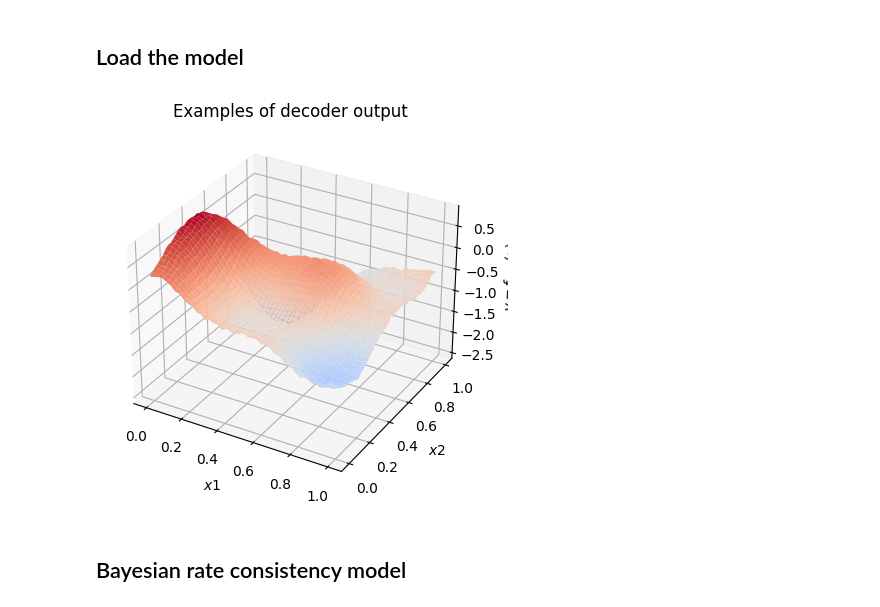
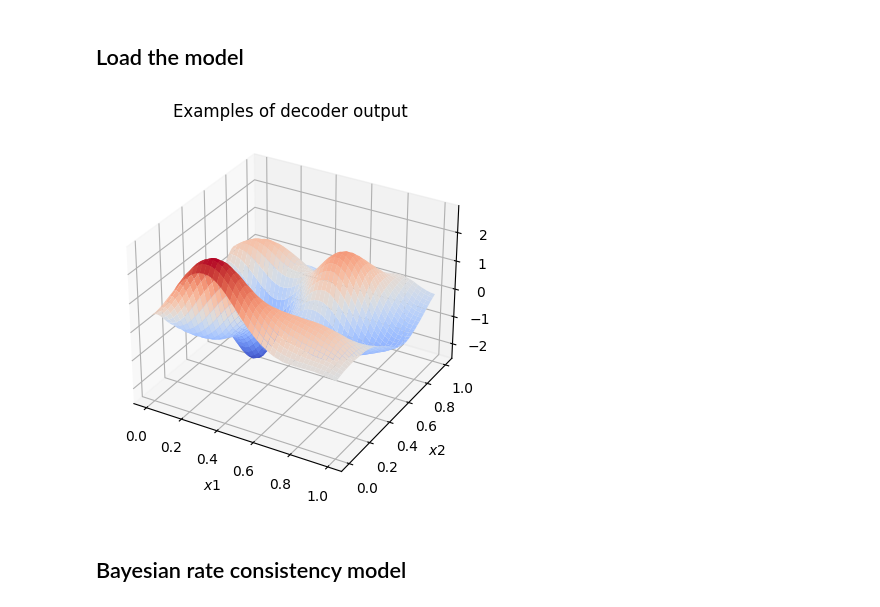
Before and after one commit to ericbrine/priorCVAE-bayes-rate-consistency, a Jupyter notebook: PriorVAE-simulated-contact-intensity.ipynb, the cells around one changed output. Saved outputs shown, nothing was run; the diff lists cells and outputs as text; code cells hidden in the pictures.

Commit message:
new models

```diff
--- a/PriorVAE-simulated-contact-intensity.ipynb
+++ b/PriorVAE-simulated-contact-intensity.ipynb
@@ -45,7 +45,9 @@ args = {
         "data_dim": 2,
 
         "input_dim" : 1936,
-        "hidden_dim": 80,
+        "hidden_dim1": 1500,
+        "hidden_dim2": 1000,
+        "hidden_dim3": 500,
         "latent_dim": 30,
 
         "n_test": 5000,
@@ -53,8 +55,8 @@ args = {
         "ls": 0.2
        }
 # %%
-args['model_path'] = "weights/vae_1936_8000_mat52_0.2"
-# args['model_path'] = "weights/vae_3000_mat52_0.4_2_2"
+# args['model_path'] = "weights/vae_1936_8000_mat52_0.2"
+args['model_path'] = "weights/model_large_9000_mat52_0.1"
 # %% [markdown]
 ## Generate data
 # %%
@@ -68,38 +70,37 @@ x_test, y_test, ls_test = gp_set.simulatedata(n_samples=1)
 # %%
 decoder_params = load_model_params(args["model_path"])["decoder"]
 # %%
-from priorCVAE.models import MLPDecoder
 # from bayes_rate_consistency.decoder import MLPDecoder
 
 # decoder = MLPDecoder(args["hidden_dim"], args["input_dim"])
-decoder = MLPDecoder([args["hidden_dim"], args["hidden_dim"], args["hidden_dim"]], args["input_dim"], nn.gelu)
+decoder = MLPDecoder([args["hidden_dim3"], args["hidden_dim2"], args["hidden_dim1"]], args["input_dim"], nn.gelu)
 
 key = jax.random.PRNGKey(rnd.randint(0, 9999))
 rng, z_rng, init_rng = random.split(key, 3)
 z = random.normal(z_rng, (args["n_test"], args["latent_dim"]))
 
 key = jax.random.PRNGKey(rnd.randint(0, 9999))
 key, e_rng, d_rng = jax.random.split(key, 3)
 
 vae_samples = decoder.apply({'params': decoder_params}, z)
 
 
 vae_samples_reshaped = vae_samples.reshape((args["n_test"], gp_set.n_data, gp_set.n_data))
 
 fig, ax = plt.subplots(nrows=1, ncols=1, subplot_kw={"projection": "3d"})
 
 x = jnp.linspace(0, 1, args['n_data'])
 x1, x2 = jnp.meshgrid(x, x)
 ax.plot_surface(x1, x2, vae_samples_reshaped[50], cmap=coolwarm)
 
 ax.set_xlabel('$x1$')
 ax.set_ylabel('$x2$')
 ax.set_zlabel('$y=f_{VAE}(x)$')
 ax.set_title('Examples of decoder output')
 
 plt.show()
 # %% [output]
-[figure, old version]
+[figure, new version]
 # %% [markdown]
 ## Bayesian rate consistency model
 # %% [markdown]
```
Also changed, not shown: parts of 14 cells of this notebook, 25 other files.
